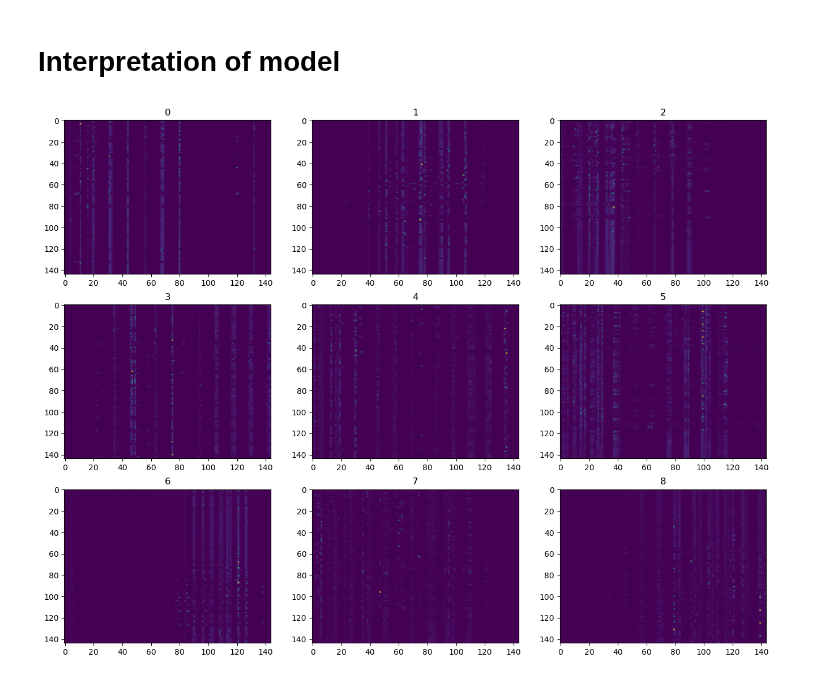
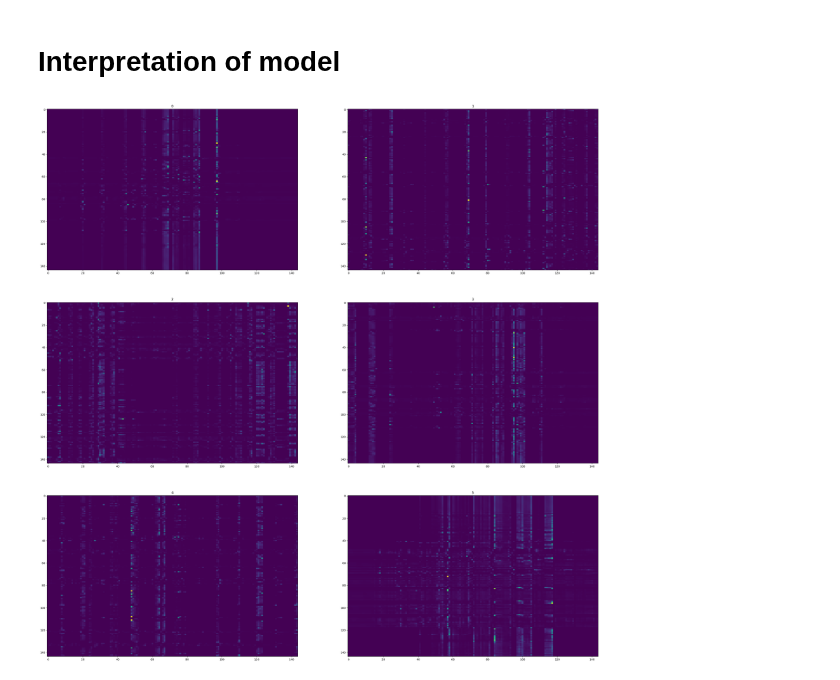
Before and after one commit to ginal001/ML-2024-2025, a Jupyter notebook: Lab13/Homework13.ipynb, the cells around one changed output. Saved outputs shown, nothing was run; the diff lists cells and outputs as text; code cells hidden in the pictures.

```diff
--- a/Lab13/Homework13.ipynb
+++ b/Lab13/Homework13.ipynb
@@ -421,16 +429,15 @@ class SoftArgmax(nn.Module):
     def __init__(self, kernel=20, stride=4, grid=12):
         super().__init__()
 
-        # centers of 20×20 windows, sampled every 4 px
         xx, yy = torch.meshgrid(
             torch.arange(grid), torch.arange(grid), indexing="xy"
-        )                                           # [G, G]
+        )
         centers = torch.stack([xx, yy], -1).float() \
-                  * stride + (kernel - 1) / 2       # [G, G, 2]
+                  * stride + (kernel - 1) / 2
 
-        self.centers = centers.reshape(-1, 2)       # [144, 2]
+        self.centers = centers.reshape(-1, 2)
 
-    def forward(self, probs):       # probs: [B, 144] (rows sum to 1)
-        return probs @ self.centers.to(probs.device)  # [B, 2]  → (y, x)
+    def forward(self, probs):                         # probs: [B, 144]
+        return probs @ self.centers.to(probs.device)  # [B, 2]
 # %% [markdown]
 # List of parameters
@@ -437,16 +446,19 @@ class SoftArgmax(nn.Module):
 # %%
-# here i am going to write all parameters
 ONE_EPOCH = 25_000
 BATCH_SIZE = 512
 
-EPOCHS = 3000
-INFO = 100
+EPOCHS = 1000
+INFO = 200
 
 SEED = 2
 
 LR = 0.001
 WEIGHT_DECAY = 0.0001
 
+FACTOR = 0.8
+PATIENCE = 100
+MIN_LR = 1e-6
+
 INPUT_ATTENTION = 64
 OUTPUT_ATTENTION = 64
 K = 64
@@ -480,7 +496,7 @@ class OddShapeDetector(nn.Module):
 # %%
 import torch, torch.nn as nn
 from torch.optim import AdamW
-from torch.optim.lr_scheduler import CosineAnnealingWarmRestarts
+from torch.optim.lr_scheduler import ReduceLROnPlateau
 
 random.seed(SEED)
 np.random.seed(SEED)
@@ -488,17 +504,18 @@ torch.manual_seed(SEED)
 torch.cuda.manual_seed_all(SEED)
 
 model = OddShapeDetector().to(device)
-criterion = nn.MSELoss()                 # regresja współrzędnych
-optim     = AdamW(model.parameters(), lr=LR, weight_decay=WEIGHT_DECAY) #bylo 0.001
+criterion = nn.MSELoss()
+optim     = AdamW(model.parameters(), lr=LR, weight_decay=WEIGHT_DECAY)
 
-scheduler = CosineAnnealingWarmRestarts(
+scheduler = ReduceLROnPlateau(
     optim,
-    T_0   = 50,
-    T_mult= 2,
-    eta_min = 1e-6
+    mode='min',
+    factor=FACTOR,
+    patience=PATIENCE,
+    min_lr=MIN_LR
 )
 
-loss_history =[]
+loss_history = []
 
 for ep in range(1, EPOCHS + 1):
     model.train()
@@ -515,10 +532,12 @@ for ep in range(1, EPOCHS + 1):
 
         running += loss.item() * img.size(0)
 
-    #scheduler.step()
+    epoch_loss = running / len(loader.dataset)
+    scheduler.step(epoch_loss)
+
     lr_now = scheduler.get_last_lr()[0]
     loss_history += [running/len(loader.dataset)]
 
     if ep % INFO == 0:
-        print(f"epoch {ep:2d}  loss {running/len(loader.dataset):.4f}  lr {lr_now:.3e} mean from last INFO epochs {sum(loss_history[ ep - INFO : ep+1 ]) / INFO:.4f}")
+        print(f"epoch {ep:2d}  loss {running/len(loader.dataset):.4f}  lr {lr_now:.3e} mean from last {INFO} epochs {sum(loss_history[ ep - INFO : ep+1 ]) / INFO:.4f}")
 # %% [output]
@@ -558,11 +565,11 @@ plt.show()
 # %% [markdown]
 # Interpretation of model
 # %%
-fig, axes = plt.subplots(3,3, figsize=(16, 12))
+fig, axes = plt.subplots(3,2, figsize=(36, 36))
 for idx, ax in enumerate(axes.flatten()):
     ax.imshow(model.attn.attention[idx].detach().cpu().numpy(), aspect='auto')
     ax.set_title(f'{idx}')
 
 plt.show()
 # %% [output]
-[figure, old version]
+[figure, new version]
```
Also changed, not shown: parts of 16 cells of this notebook, 1 other file.
